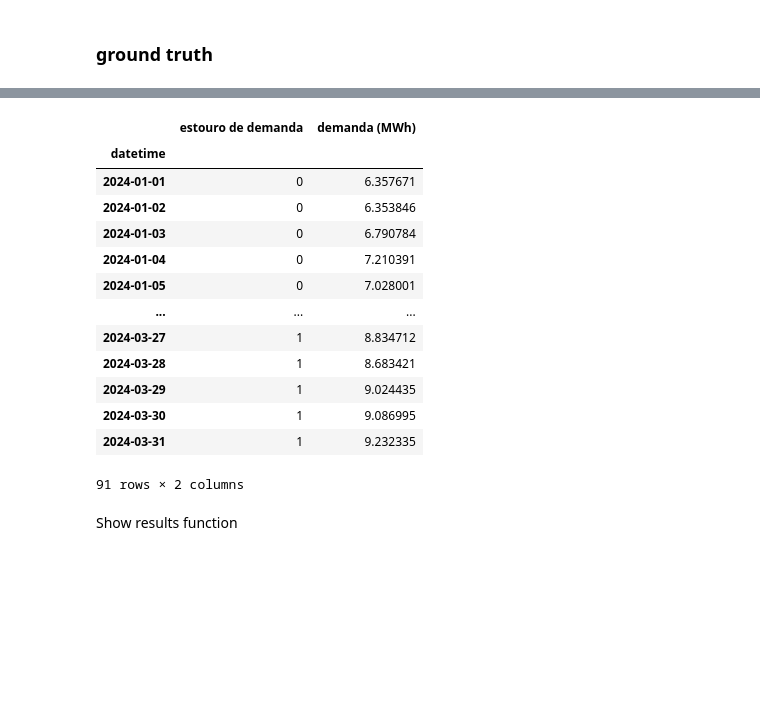
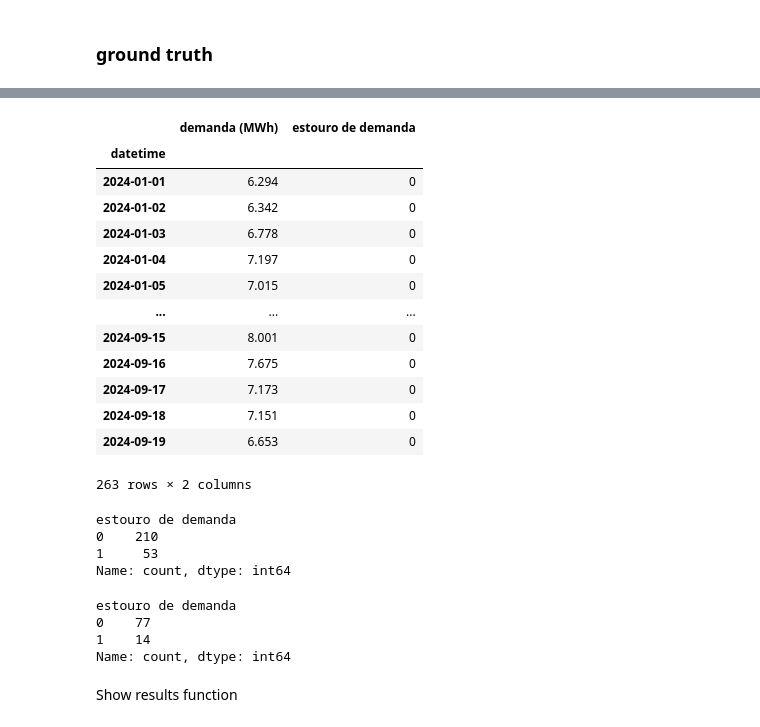
Before and after one commit to V-kr0pt/vivix_energy_consumption, a Jupyter notebook: prediction_analysis.ipynb, the cells around one changed output, grey strips where cells are left out. Drawn from its saved outputs; the diff is of its cells as text; code cells hidden in the pictures; blank space fills up the shorter version.

```diff
--- a/prediction_analysis.ipynb
+++ b/prediction_analysis.ipynb
@@ -26,24 +43,38 @@ Data lost:  31
-# %%
-demanda_2024 = data.loc[data['year'] == 2024][['year','month','day','crossed_threshold','consumo_max_diario',]]
-demanda_2024['datetime'] = pd.to_datetime(demanda_2024[['year','month','day']])
-demanda_2024 = demanda_2024.set_index('datetime')
-demanda_2024.drop(columns=['year','month','day'], inplace=True)
-demanda_2024.rename(columns={'crossed_threshold':'estouro de demanda', 'consumo_max_diario':'demanda (MWh)'}, inplace=True)
-demanda_2024
-# %% [output]
-|  | estouro de demanda | demanda (MWh) |
-| datetime |  |  |
-| 2024-01-01 | 0 | 6.357671 |
-| 2024-01-02 | 0 | 6.353846 |
-| 2024-01-03 | 0 | 6.790784 |
-| 2024-01-04 | 0 | 7.210391 |
-| 2024-01-05 | 0 | 7.028001 |
-| ... | ... | ... |
-| 2024-03-27 | 1 | 8.834712 |
-| 2024-03-28 | 1 | 8.683421 |
-| 2024-03-29 | 1 | 9.024435 |
-| 2024-03-30 | 1 | 9.086995 |
-| 2024-03-31 | 1 | 9.232335 |
-91 rows × 2 columns
+# %%
+# the ground truth values
+path = 'results/ground_truth_data/ground_truth.csv'
+data = pd.read_csv(path)
+data = data.set_index('datetime')
+data.index = pd.to_datetime(data.index)
+demanda_2024 = data.rename(columns={'estouro':'estouro de demanda', 'consumo_mwh':'demanda (MWh)'})
+display(demanda_2024)
+display(demanda_2024['estouro de demanda'].value_counts())
+# %% [output]
+|  | demanda (MWh) | estouro de demanda |
+| datetime |  |  |
+| 2024-01-01 | 6.294 | 0 |
+| 2024-01-02 | 6.342 | 0 |
+| 2024-01-03 | 6.778 | 0 |
+| 2024-01-04 | 7.197 | 0 |
+| 2024-01-05 | 7.015 | 0 |
+| ... | ... | ... |
+| 2024-09-15 | 8.001 | 0 |
+| 2024-09-16 | 7.675 | 0 |
+| 2024-09-17 | 7.173 | 0 |
+| 2024-09-18 | 7.151 | 0 |
+| 2024-09-19 | 6.653 | 0 |
+263 rows × 2 columns
+estouro de demanda
+0    210
+1     53
+Name: count, dtype: int64
+# %%
+demanda_2024_filtered = demanda_2024[demanda_2024.index <= '2024-03-31']
+display(demanda_2024_filtered['estouro de demanda'].value_counts())
+# %% [output]
+estouro de demanda
+0    77
+1    14
+Name: count, dtype: int64
 # %% [markdown]
 Show results function
```
Also changed, not shown: parts of 10 cells of this notebook.
